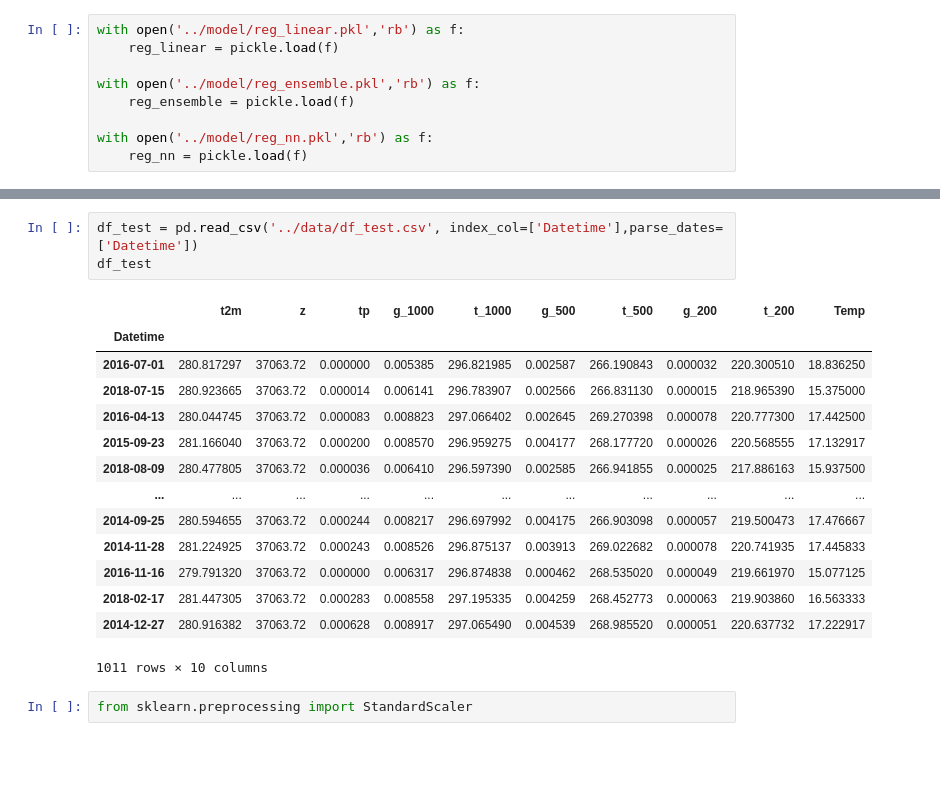
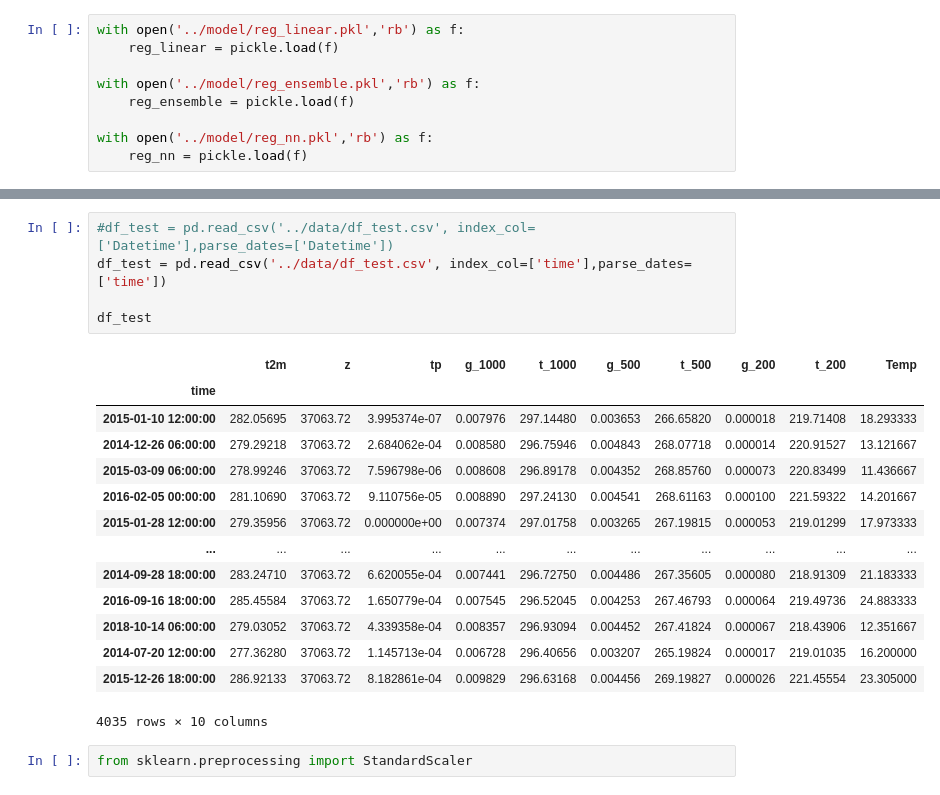
Before and after one commit to cryohydromettools/modulo10_ESAT_UNASAM, a Jupyter notebook: domingo/00_Validacion.ipynb, the cells around one changed output, grey strips where cells are left out. Drawn from its saved outputs; the diff is of its cells as text; blank space fills up the shorter version.

```diff
--- a/domingo/00_Validacion.ipynb
+++ b/domingo/00_Validacion.ipynb
@@ -65,23 +65,25 @@ def plot_prediction(y1, y2, n_toplot=10**10):
 
     plt.show()
 # %%
-df_test = pd.read_csv('../data/df_test.csv', index_col=['Datetime'],parse_dates=['Datetime'])
+#df_test = pd.read_csv('../data/df_test.csv', index_col=['Datetime'],parse_dates=['Datetime'])
+df_test = pd.read_csv('../data/df_test.csv', index_col=['time'],parse_dates=['time'])
+
 df_test
 # %% [output]
 |  | t2m | z | tp | g_1000 | t_1000 | g_500 | t_500 | g_200 | t_200 | Temp |
-| Datetime |  |  |  |  |  |  |  |  |  |  |
-| 2016-07-01 | 280.817297 | 37063.72 | 0.000000 | 0.005385 | 296.821985 | 0.002587 | 266.190843 | 0.000032 | 220.300510 | 18.836250 |
-| 2018-07-15 | 280.923665 | 37063.72 | 0.000014 | 0.006141 | 296.783907 | 0.002566 | 266.831130 | 0.000015 | 218.965390 | 15.375000 |
-| 2016-04-13 | 280.044745 | 37063.72 | 0.000083 | 0.008823 | 297.066402 | 0.002645 | 269.270398 | 0.000078 | 220.777300 | 17.442500 |
-| 2015-09-23 | 281.166040 | 37063.72 | 0.000200 | 0.008570 | 296.959275 | 0.004177 | 268.177720 | 0.000026 | 220.568555 | 17.132917 |
-| 2018-08-09 | 280.477805 | 37063.72 | 0.000036 | 0.006410 | 296.597390 | 0.002585 | 266.941855 | 0.000025 | 217.886163 | 15.937500 |
+| time |  |  |  |  |  |  |  |  |  |  |
+| 2015-01-10 12:00:00 | 282.05695 | 37063.72 | 3.995374e-07 | 0.007976 | 297.14480 | 0.003653 | 266.65820 | 0.000018 | 219.71408 | 18.293333 |
+| 2014-12-26 06:00:00 | 279.29218 | 37063.72 | 2.684062e-04 | 0.008580 | 296.75946 | 0.004843 | 268.07718 | 0.000014 | 220.91527 | 13.121667 |
+| 2015-03-09 06:00:00 | 278.99246 | 37063.72 | 7.596798e-06 | 0.008608 | 296.89178 | 0.004352 | 268.85760 | 0.000073 | 220.83499 | 11.436667 |
+| 2016-02-05 00:00:00 | 281.10690 | 37063.72 | 9.110756e-05 | 0.008890 | 297.24130 | 0.004541 | 268.61163 | 0.000100 | 221.59322 | 14.201667 |
+| 2015-01-28 12:00:00 | 279.35956 | 37063.72 | 0.000000e+00 | 0.007374 | 297.01758 | 0.003265 | 267.19815 | 0.000053 | 219.01299 | 17.973333 |
 | ... | ... | ... | ... | ... | ... | ... | ... | ... | ... | ... |
-| 2014-09-25 | 280.594655 | 37063.72 | 0.000244 | 0.008217 | 296.697992 | 0.004175 | 266.903098 | 0.000057 | 219.500473 | 17.476667 |
-| 2014-11-28 | 281.224925 | 37063.72 | 0.000243 | 0.008526 | 296.875137 | 0.003913 | 269.022682 | 0.000078 | 220.741935 | 17.445833 |
-| 2016-11-16 | 279.791320 | 37063.72 | 0.000000 | 0.006317 | 296.874838 | 0.000462 | 268.535020 | 0.000049 | 219.661970 | 15.077125 |
-| 2018-02-17 | 281.447305 | 37063.72 | 0.000283 | 0.008558 | 297.195335 | 0.004259 | 268.452773 | 0.000063 | 219.903860 | 16.563333 |
-| 2014-12-27 | 280.916382 | 37063.72 | 0.000628 | 0.008917 | 297.065490 | 0.004539 | 268.985520 | 0.000051 | 220.637732 | 17.222917 |
+| 2014-09-28 18:00:00 | 283.24710 | 37063.72 | 6.620055e-04 | 0.007441 | 296.72750 | 0.004486 | 267.35605 | 0.000080 | 218.91309 | 21.183333 |
+| 2016-09-16 18:00:00 | 285.45584 | 37063.72 | 1.650779e-04 | 0.007545 | 296.52045 | 0.004253 | 267.46793 | 0.000064 | 219.49736 | 24.883333 |
+| 2018-10-14 06:00:00 | 279.03052 | 37063.72 | 4.339358e-04 | 0.008357 | 296.93094 | 0.004452 | 267.41824 | 0.000067 | 218.43906 | 12.351667 |
+| 2014-07-20 12:00:00 | 277.36280 | 37063.72 | 1.145713e-04 | 0.006728 | 296.40656 | 0.003207 | 265.19824 | 0.000017 | 219.01035 | 16.200000 |
+| 2015-12-26 18:00:00 | 286.92133 | 37063.72 | 8.182861e-04 | 0.009829 | 296.63168 | 0.004456 | 269.19827 | 0.000026 | 221.45554 | 23.305000 |
-1011 rows × 10 columns
+4035 rows × 10 columns
 # %%
 from sklearn.preprocessing import StandardScaler
 # %%
```
Also changed, not shown: parts of 7 cells of this notebook, 11 other files.
